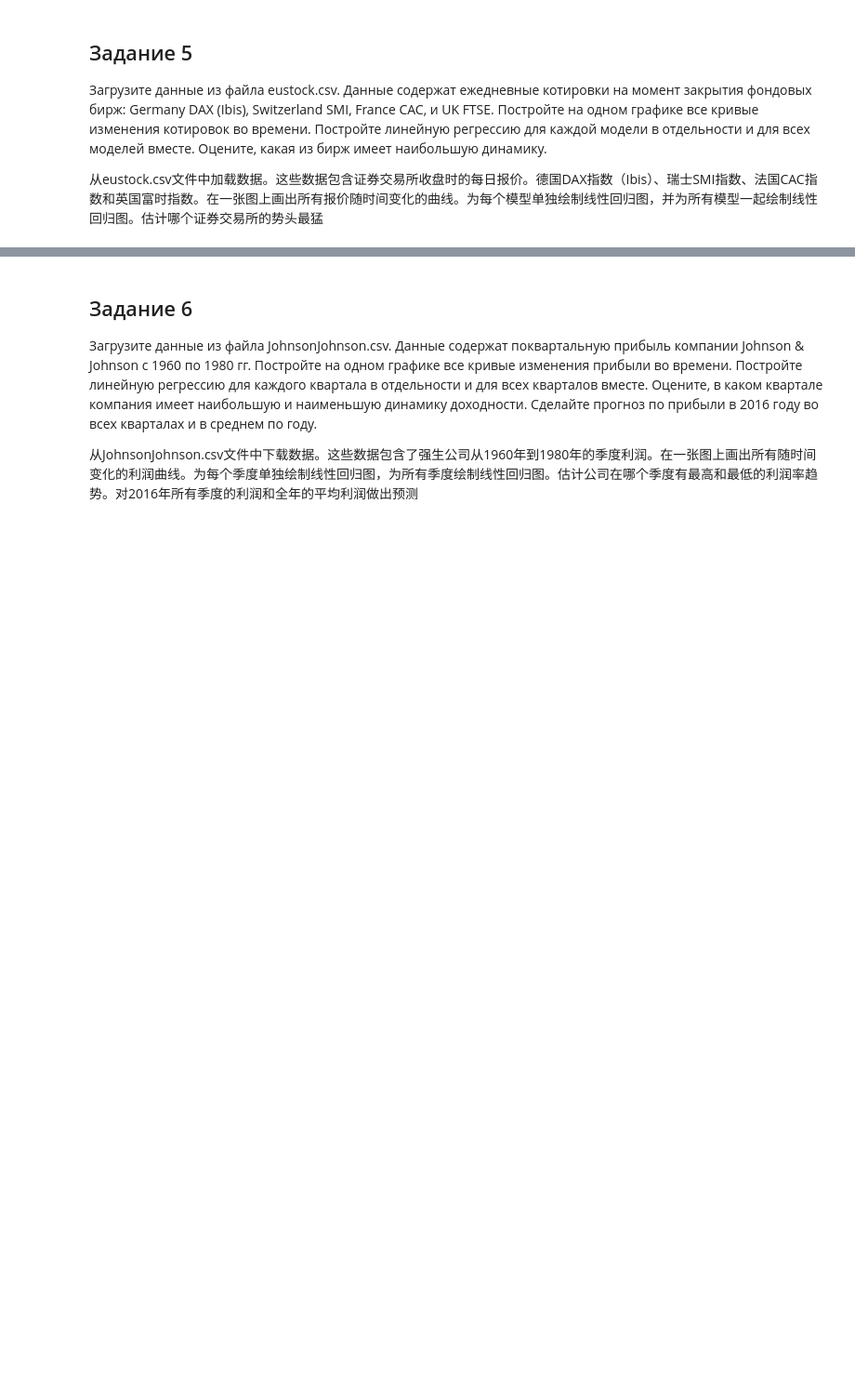
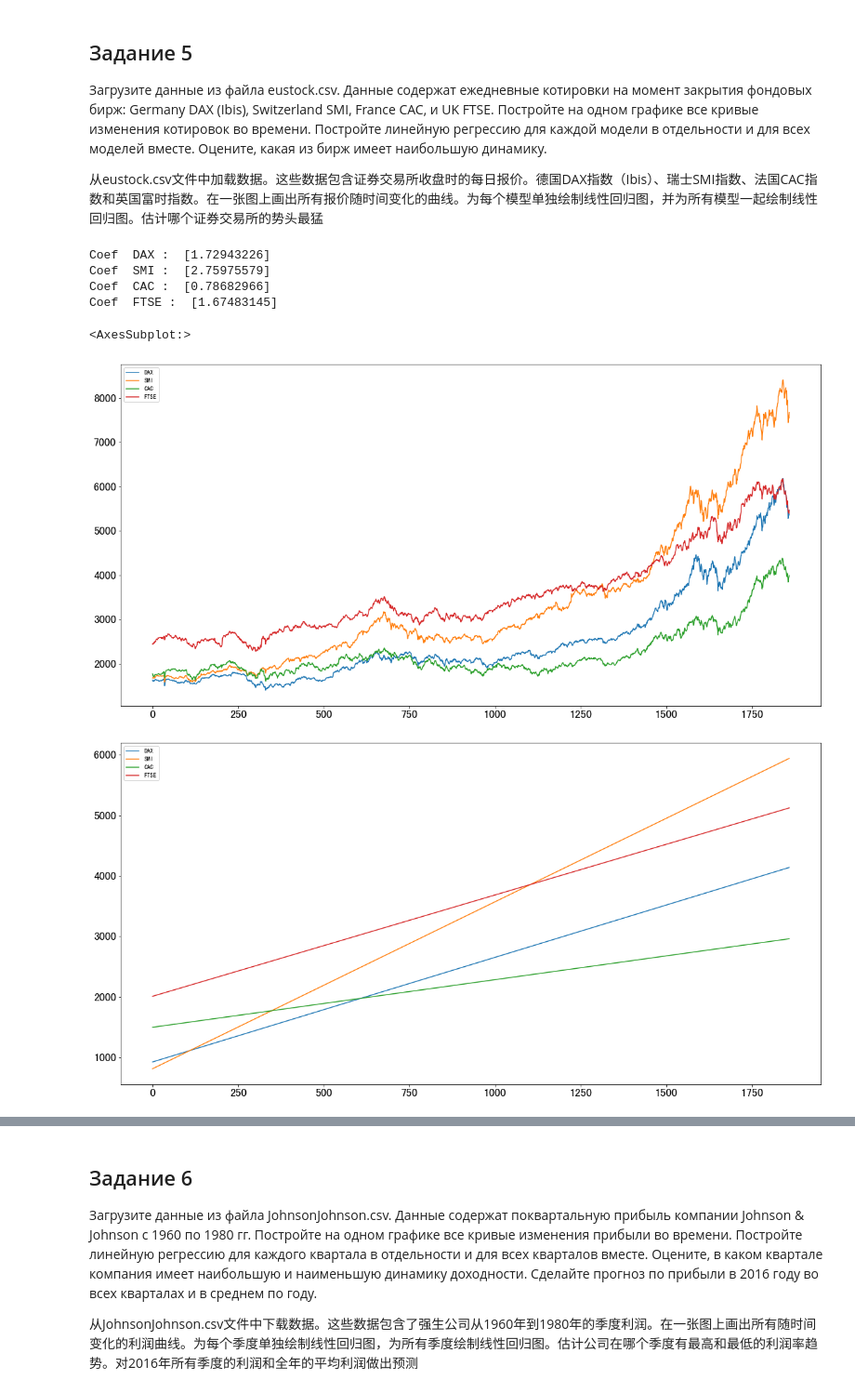
Before and after one commit to NekoSilverFox/Machine-learning, a Jupyter notebook: 150 - 回归算法 - SPbSTU - lab5/lab5 - 线性回归.ipynb, the cells around one changed output, grey strips where cells are left out. Shown at 93% size. Drawn from its saved outputs; the diff is of its cells as text; code cells hidden in the pictures; blank space fills up the shorter version.

```diff
--- a/150 - 回归算法 - SPbSTU - lab5/lab5 - 线性回归.ipynb
+++ b/150 - 回归算法 - SPbSTU - lab5/lab5 - 线性回归.ipynb
@@ -320,3 +308,35 @@ x_train
 Загрузите данные из файла eustock.csv. Данные содержат ежедневные котировки на момент закрытия фондовых бирж: Germany DAX (Ibis), Switzerland SMI, France CAC, и UK FTSE. Постройте на одном графике все кривые изменения котировок во времени. Постройте линейную регрессию для каждой модели в отдельности и для всех моделей вместе. Оцените, какая из бирж имеет наибольшую динамику.
 
 从eustock.csv文件中加载数据。这些数据包含证券交易所收盘时的每日报价。德国DAX指数（Ibis）、瑞士SMI指数、法国CAC指数和英国富时指数。在一张图上画出所有报价随时间变化的曲线。为每个模型单独绘制线性回归图，并为所有模型一起绘制线性回归图。估计哪个证券交易所的势头最猛
+# %%
+import pandas as pd
+from sklearn.linear_model import LinearRegression
+
+
+data = pd.read_csv('eustock.csv')
+df_pred = data.copy()
+data.plot(figsize=(20, 10), fontsize=18)
+
+arr_x = np.arange(start=0, stop=1860, step=1).reshape(-1, 1)
+for type_com in data.columns:
+    estimator = LinearRegression()
+    estimator.fit(X=arr_x, y=data[type_com])
+    df_pred[type_com] = estimator.predict(X=arr_x)
+    print('Coef ', type_com, ': ', estimator.coef_)
+    pass
+df_pred.plot(figsize=(20, 10), fontsize=18)
+
+estimator = LinearRegression()
+estimator.fit(X=arr_x, y=data.sum(axis=1))
+df_total = pd.Series(estimator.predict(X=arr_x), name='Total')
+df_pred = pd.concat([df_pred, df_total], axis=1)
+plt.figure()
+df_pred['Total'].plot(figsize=(20, 10), fontsize=18)
+# %% [output]
+Coef  DAX :  [1.72943226]
+Coef  SMI :  [2.75975579]
+Coef  CAC :  [0.78682966]
+Coef  FTSE :  [1.67483145]
+<AxesSubplot:>
+[figure, added]
+[figure, added]
```
Also changed, not shown: parts of 5 cells of this notebook.
